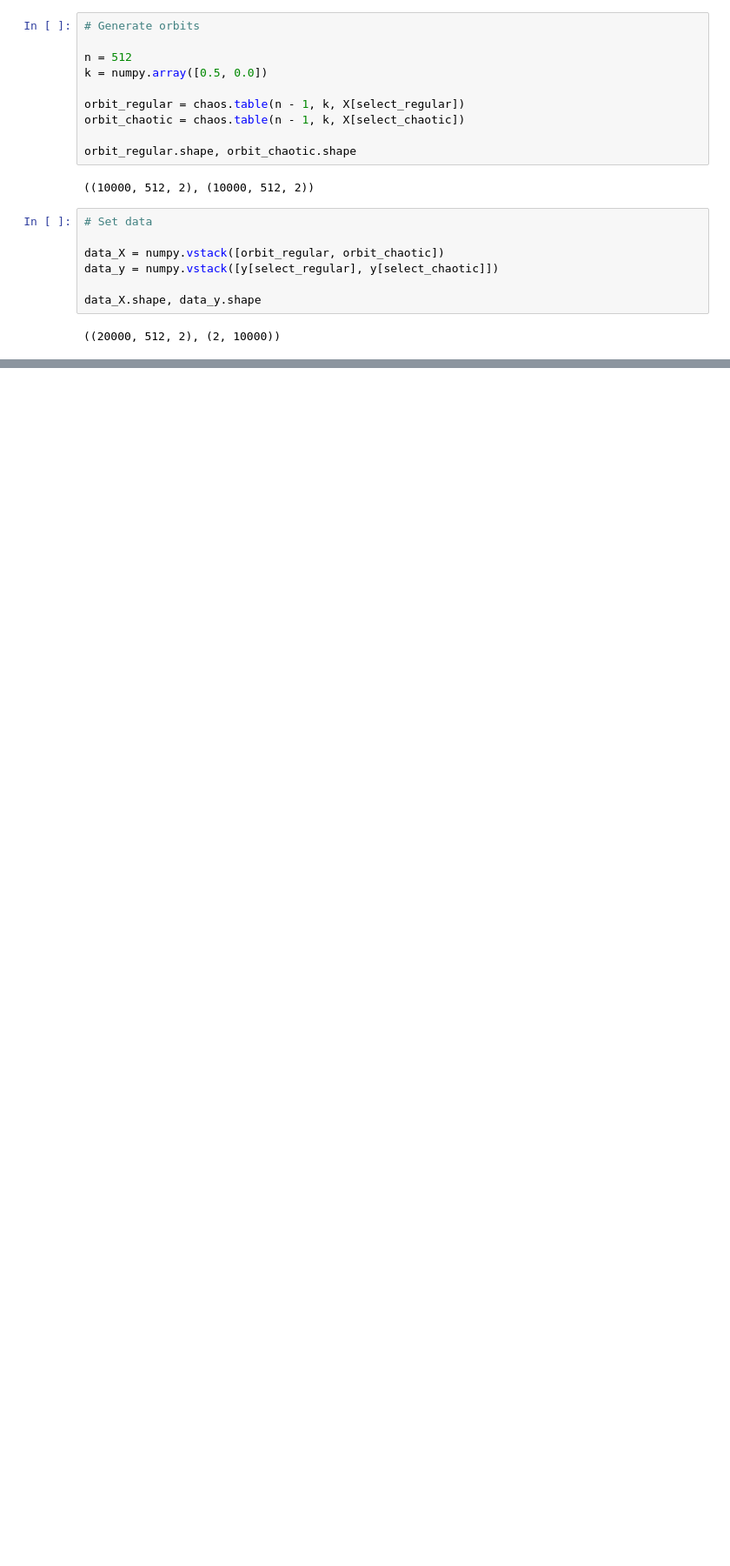
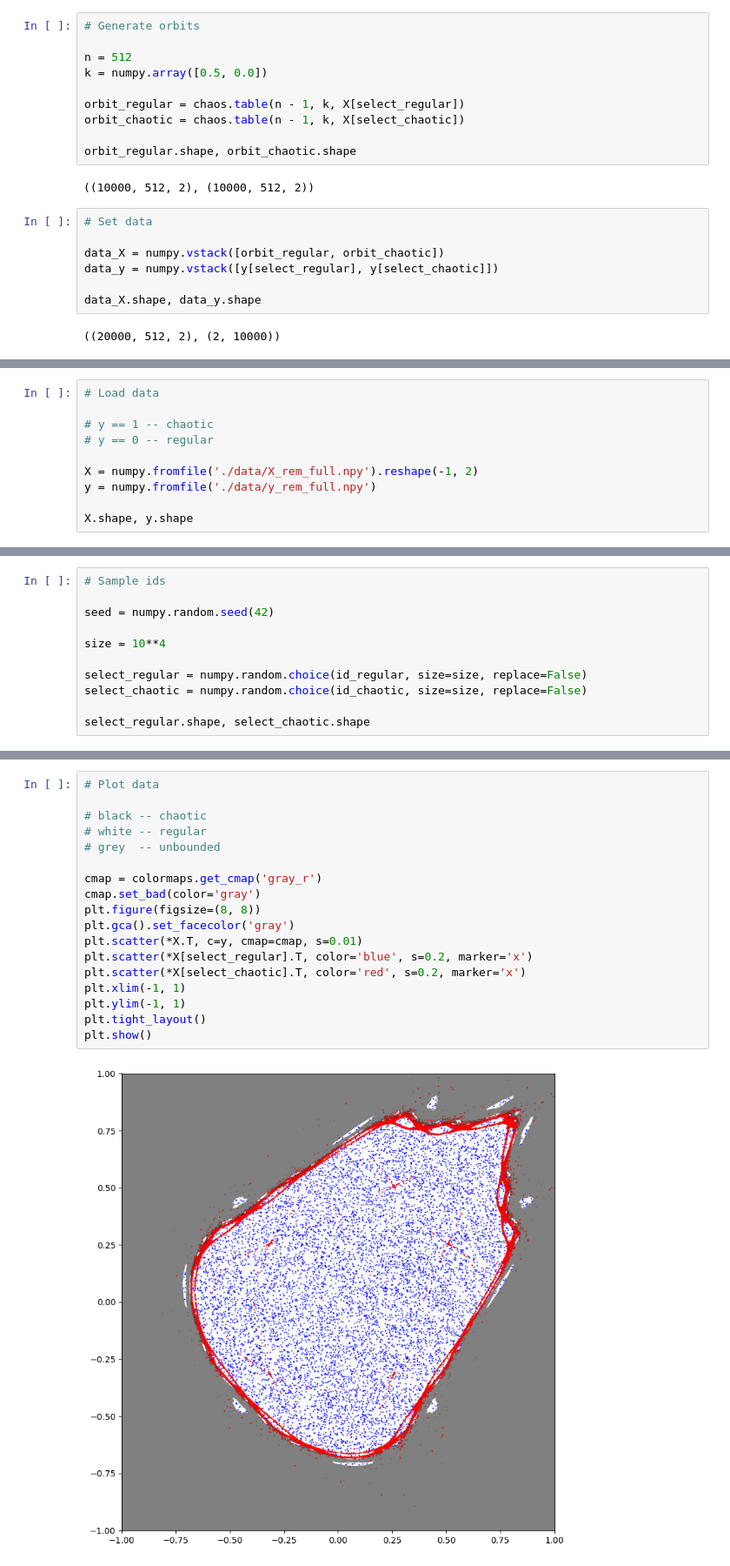
Before and after one commit to i-a-morozov/ml-chaos, a Jupyter notebook: data.ipynb, the cells around one changed output, grey strips where cells are left out. Shown at 87% size. Drawn from its saved outputs; the diff is of its cells as text; blank space fills up the shorter version.

Commit message:
added full region data generation (REM indicator)

```diff
--- a/data.ipynb
+++ b/data.ipynb
@@ -97,0 +108,10 @@ plt.show()
+# %%
+# Load data
+
+# y == 1 -- chaotic
+# y == 0 -- regular
+
+X = numpy.fromfile('./data/X_rem_full.npy').reshape(-1, 2)
+y = numpy.fromfile('./data/y_rem_full.npy')
+
+X.shape, y.shape
@@ -97,0 +129,11 @@ plt.show()
+# %%
+# Sample ids
+
+seed = numpy.random.seed(42)
+
+size = 10**4
+
+select_regular = numpy.random.choice(id_regular, size=size, replace=False)
+select_chaotic = numpy.random.choice(id_chaotic, size=size, replace=False)
+
+select_regular.shape, select_chaotic.shape
@@ -97,0 +142,20 @@ plt.show()
+# %%
+# Plot data
+
+# black -- chaotic
+# white -- regular
+# grey  -- unbounded
+
+cmap = colormaps.get_cmap('gray_r')
+cmap.set_bad(color='gray')
+plt.figure(figsize=(8, 8))
+plt.gca().set_facecolor('gray')
+plt.scatter(*X.T, c=y, cmap=cmap, s=0.01)
+plt.scatter(*X[select_regular].T, color='blue', s=0.2, marker='x')
+plt.scatter(*X[select_chaotic].T, color='red', s=0.2, marker='x')
+plt.xlim(-1, 1)
+plt.ylim(-1, 1)
+plt.tight_layout()
+plt.show()
+# %% [output]
+[figure, added]
```
Also changed, not shown: parts of 10 cells of this notebook.
